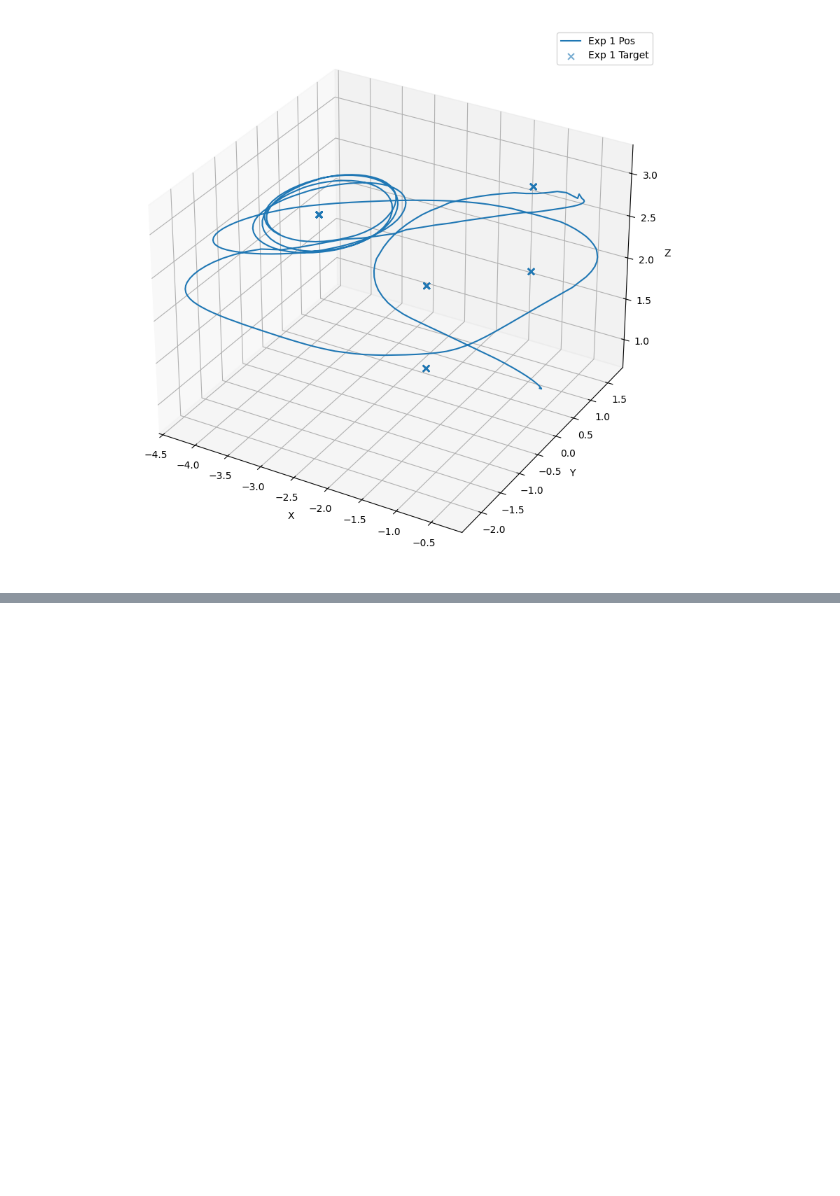
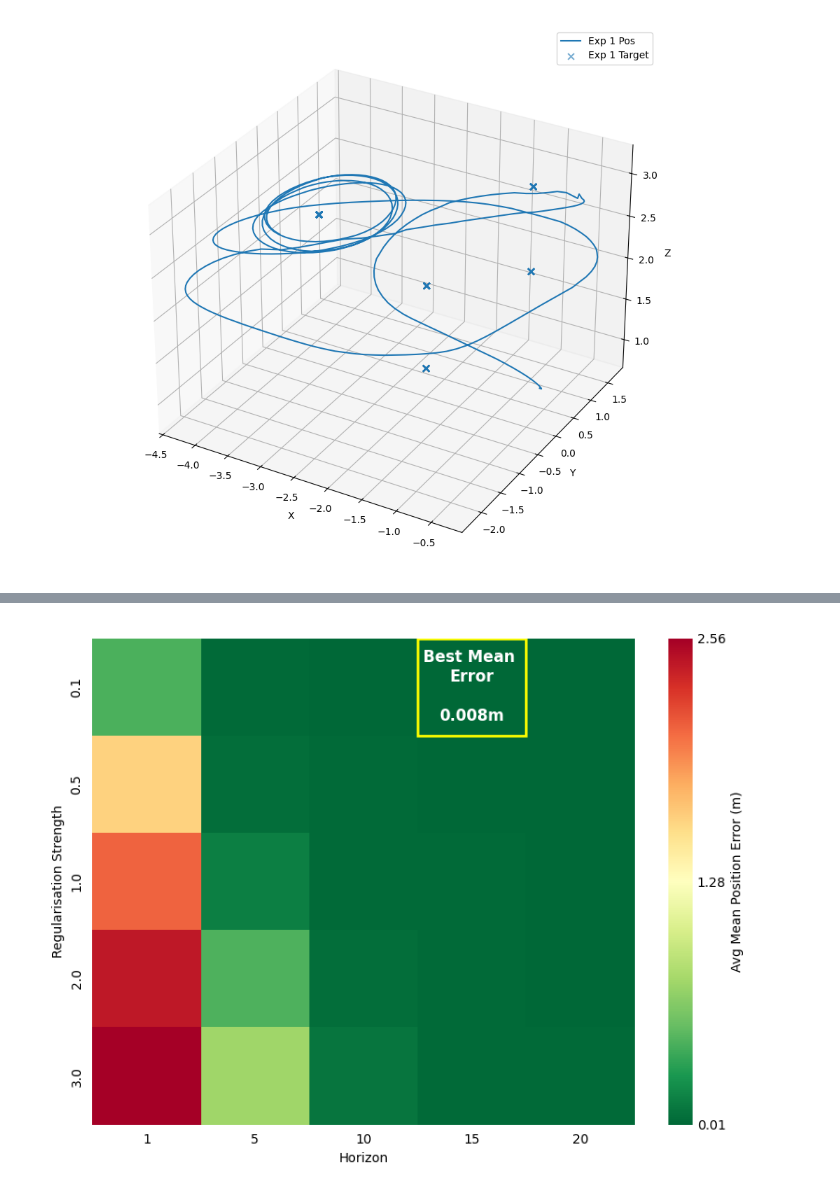
Before and after one commit to foty-hub/amr_3, a Jupyter notebook: data/data.ipynb, the cells around one changed output, grey strips where cells are left out. Drawn from its saved outputs; the diff is of its cells as text; code cells hidden in the pictures; blank space fills up the shorter version.

```diff
--- a/data/data.ipynb
+++ b/data/data.ipynb
@@ -100,0 +145,17 @@ plot_trajectories_3d(experiment_dfs[6:7])
+# %%
+import numpy as np
+
+tuning_df = pd.read_csv("./kalman_5x5.csv")
+tuning_df = tuning_df[
+    [
+        "horizon",
+        "delta_regularisation_strength",
+        "avg_mean_position_error_m",
+        "avg_position_error_variance_m2",
+    ]
+]
+tuning_df["avg_position_error_std"] = np.sqrt(
+    tuning_df["avg_position_error_variance_m2"]
+)
+tuning_df.drop(columns={"avg_position_error_variance_m2"}, inplace=True)
+tuning_df.head()
@@ -100,0 +169,57 @@ plot_trajectories_3d(experiment_dfs[6:7])
+# %%
+import matplotlib.patches as patches
+import pandas as pd
+import seaborn as sns
+
+grid = tuning_df.pivot(
+    index="delta_regularisation_strength",
+    columns="horizon",
+    values="avg_mean_position_error_m",
+)
+
+vmin, vmax = grid.values.min(), grid.values.max()
+vmid = (vmin + vmax) / 2
+
+plt.figure(figsize=(8, 6))
+
+ax = sns.heatmap(
+    grid,
+    annot=False,
+    cmap="RdYlGn_r",
+    cbar_kws={"label": "Avg Mean Position Error (m)", "ticks": [vmin, vmid, vmax]},
+)
+
+# Format the 3 specific colourbar ticks
+ax.tick_params(left=False, bottom=False)
+ax.collections[0].colorbar.ax.tick_params(size=0)
+ax.collections[0].colorbar.set_ticklabels([f"{vmin:.2f}", f"{vmid:.2f}", f"{vmax:.2f}"])
+
+best_y_val, best_x_val = grid.stack().idxmin()
+min_val = grid.loc[best_y_val, best_x_val]
+y_idx = grid.index.get_loc(best_y_val)
+x_idx = grid.columns.get_loc(best_x_val)
+
+ax.add_patch(
+    patches.Rectangle((x_idx, y_idx), 1, 1, fill=False, edgecolor="yellow", lw=2)
+)
+
+# Center text inside the winning cell
+ax.text(
+    x_idx + 0.5,
+    y_idx + 0.5,
+    f"Best Mean \nError\n\n{min_val:.3f}m",
+    ha="center",
+    va="center",
+    color="white",
+    weight="bold",
+    fontsize=12,
+)
+
+plt.title("")
+plt.xlabel("Horizon")
+plt.ylabel("Regularisation Strength")
+plt.tight_layout()
+plt.savefig("tuning_heatmap.png")
+plt.show()
+# %% [output]
+[figure, added]
```
Also changed, not shown: parts of 12 cells of this notebook, 9 other files.
